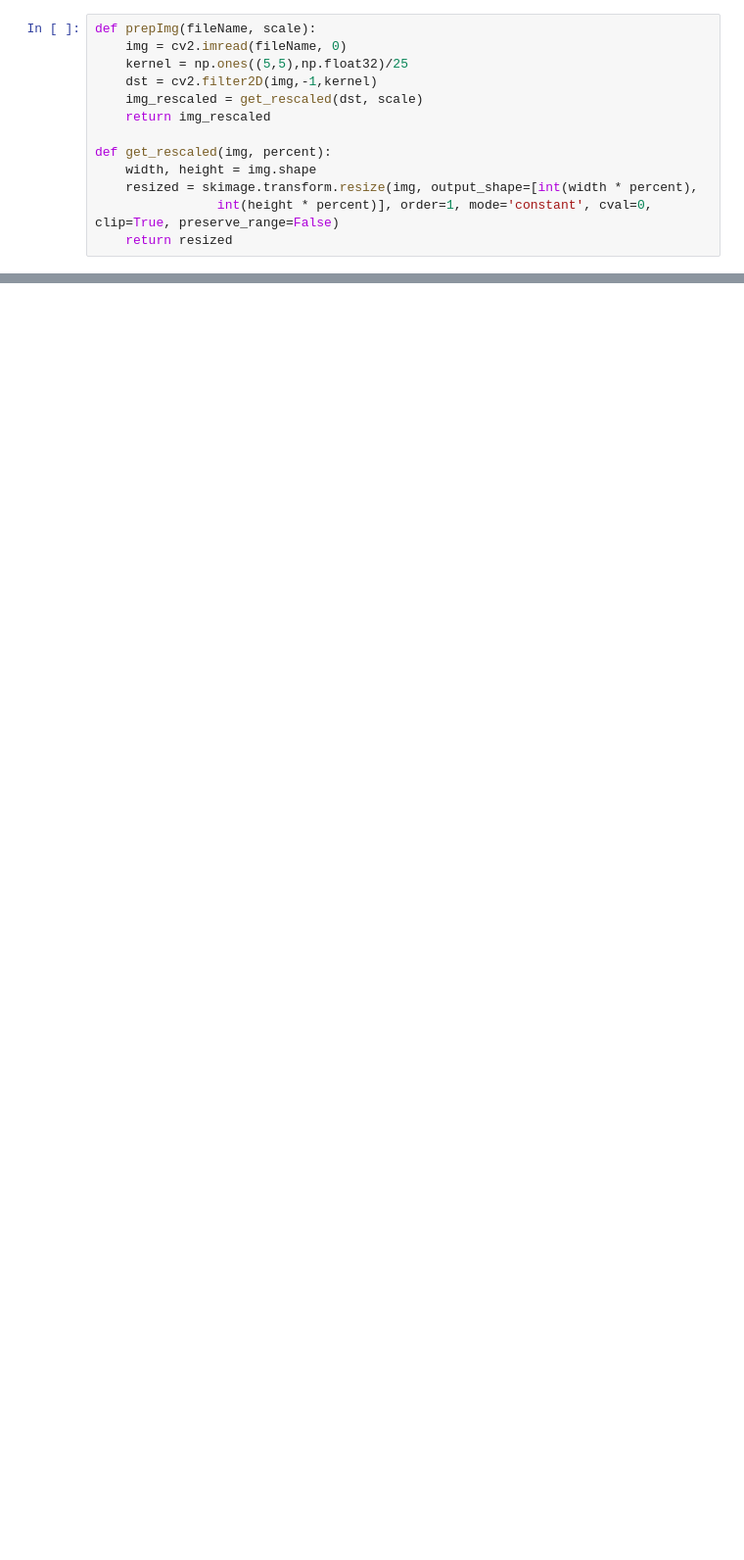
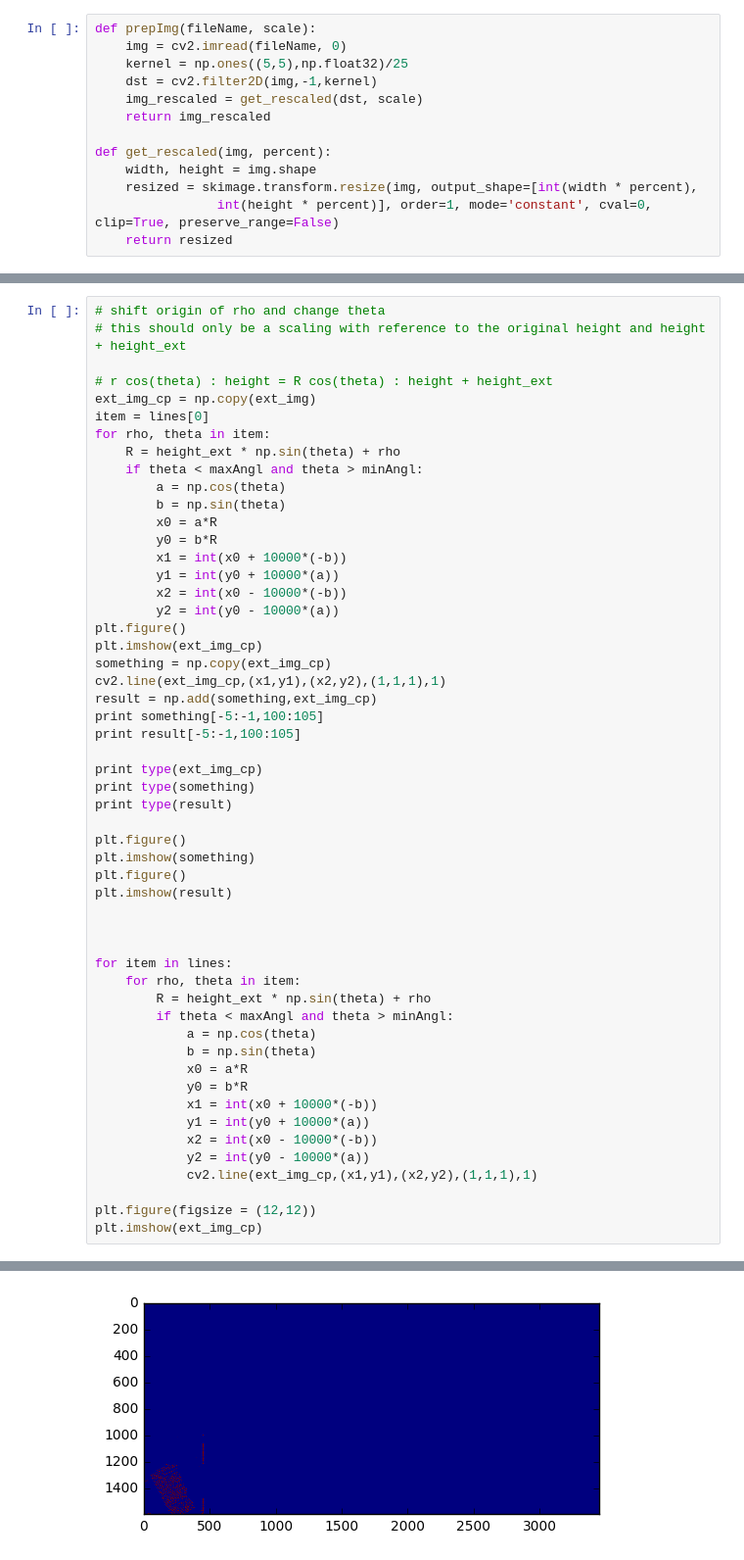
Before and after one commit to olaroos/textrec, a Jupyter notebook: findLines.ipynb, the cells around one changed output, grey strips where cells are left out. Shown: that part at 98% size. Drawn from its saved outputs; the diff is of its cells as text; blank space fills up the shorter version.

```diff
--- a/findLines.ipynb
+++ b/findLines.ipynb
@@ -434,0 +460,54 @@ NameError: name 'idx1' is not defined
+# %%
+# shift origin of rho and change theta
+# this should only be a scaling with reference to the original height and height + height_ext
+
+# r cos(theta) : height = R cos(theta) : height + height_ext
+ext_img_cp = np.copy(ext_img)
+item = lines[0]
+for rho, theta in item:
+    R = height_ext * np.sin(theta) + rho
+    if theta < maxAngl and theta > minAngl:
+        a = np.cos(theta)
+        b = np.sin(theta)
+        x0 = a*R
+        y0 = b*R
+        x1 = int(x0 + 10000*(-b))
+        y1 = int(y0 + 10000*(a))
+        x2 = int(x0 - 10000*(-b))
+        y2 = int(y0 - 10000*(a))
+plt.figure()
+plt.imshow(ext_img_cp)
+something = np.copy(ext_img_cp)
+cv2.line(ext_img_cp,(x1,y1),(x2,y2),(1,1,1),1)
+result = np.add(something,ext_img_cp)
+print something[-5:-1,100:105]
+print result[-5:-1,100:105]
+
+print type(ext_img_cp)
+print type(something)
+print type(result)
+
+plt.figure()
+plt.imshow(something)
+plt.figure()
+plt.imshow(result)
+
+
+
+for item in lines:
+    for rho, theta in item:
+        R = height_ext * np.sin(theta) + rho
+        if theta < maxAngl and theta > minAngl:
+            a = np.cos(theta)
+            b = np.sin(theta)
+            x0 = a*R
+            y0 = b*R
+            x1 = int(x0 + 10000*(-b))
+            y1 = int(y0 + 10000*(a))
+            x2 = int(x0 - 10000*(-b))
+            y2 = int(y0 - 10000*(a))
+            cv2.line(ext_img_cp,(x1,y1),(x2,y2),(1,1,1),1)
+
+plt.figure(figsize = (12,12))
+plt.imshow(ext_img_cp)
+# %% [output]
@@ -434,0 +526 @@ NameError: name 'idx1' is not defined
+[figure, added]
```
Also changed, not shown: parts of 23 cells of this notebook, 5 other files.
